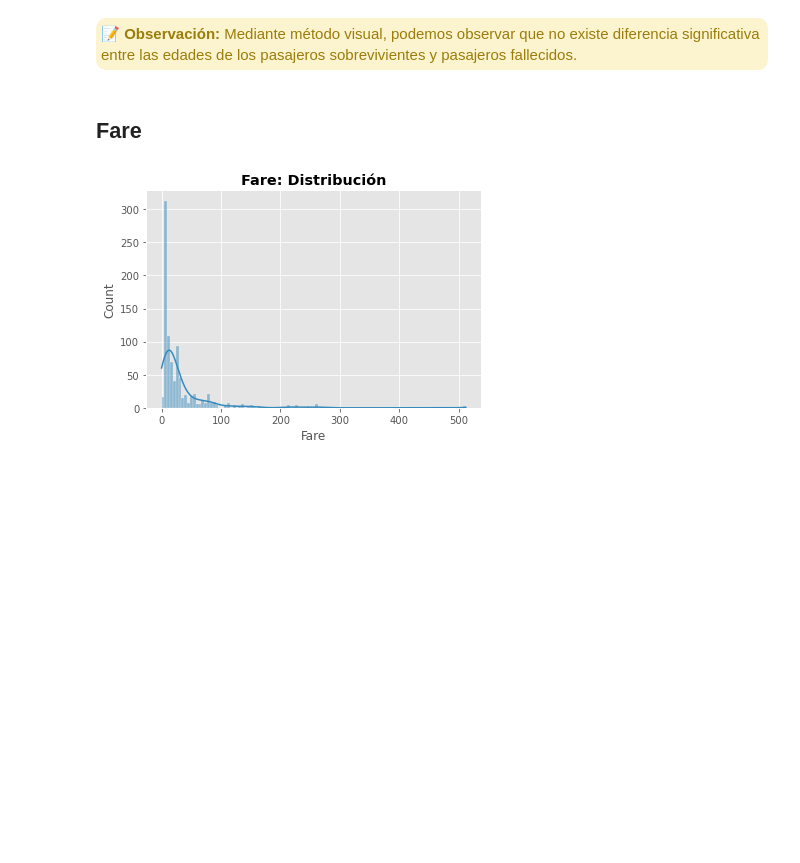
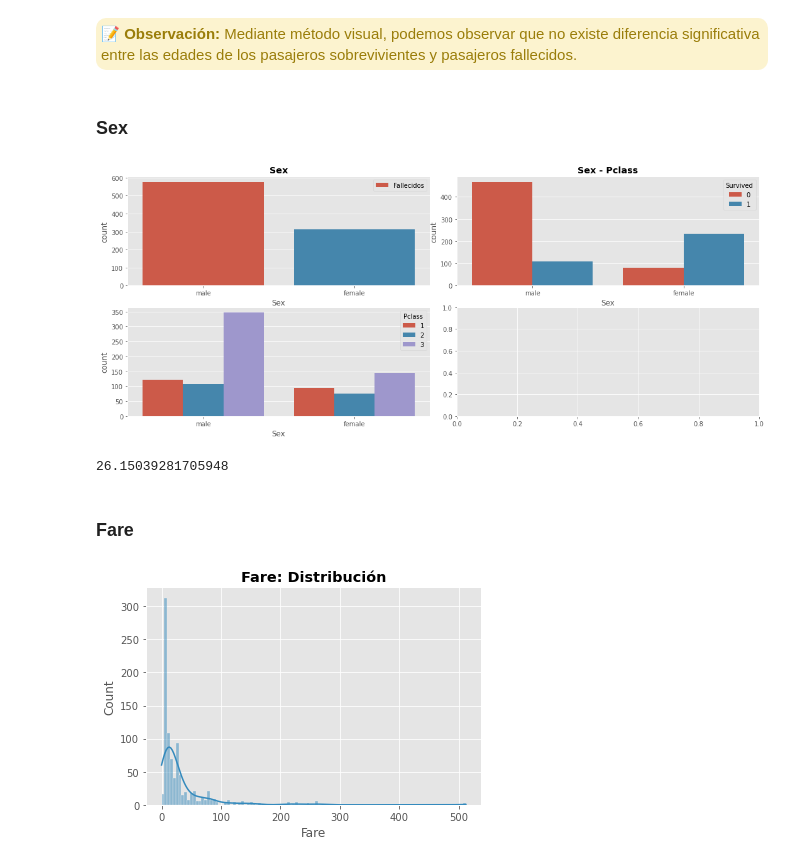
Before and after one commit to PabloJRW/titanic-classifier, a Jupyter notebook: EDA.ipynb, the cells around one changed output. Cells and saved outputs as stored; diff of their text form; code cells hidden in the pictures; blank space fills up the shorter version.

```diff
--- a/EDA.ipynb
+++ b/EDA.ipynb
@@ -169,8 +169,37 @@ plt.show()
 <b>📝 Observación:</b> Mediante método visual, podemos observar que no existe diferencia significativa entre las edades
     de los pasajeros sobrevivientes y pasajeros fallecidos.
 </div>
+# %% [markdown]
+### Sex
+# %%
+# Gráficas de distribución para la variable edad
+# ==============================================================================
+fig, ax = plt.subplots(2,2, figsize=(18,7))
+ax = ax.flat
+
+ax[0].set_title("Sex", fontweight='bold')
+sns.countplot(x='Sex', data=train_data, ax=ax[0])
+ax[0].legend(['Fallecidos','Sobrevivientes'])
+
+ax[1].set_title("Sex - Pclass", fontweight='bold')
+sns.countplot(x='Sex', hue='Survived', data=train_data, ax=ax[1])
+
+sns.countplot(x='Sex', hue='Pclass', data=train_data, ax=ax[2])
+
+
+fig.subplots_adjust(wspace=0.09)
+plt.show()
+# %% [output]
+[figure, added]
+# %%
+for sex in train_data.Sex.unique():
+    male_pct = len(train_data[(train_data.Sex=='male')&(train_data.Survived==1)]) / len((train_data.Sex=='male')) * 100
+    male_pct = len(train_data[(train_data.Sex=='female')&(train_data.Survived==1)]) / len((train_data.Sex=='female')) * 100
+male_pct
+# %% [output]
+26.15039281705948
 # %% [markdown]
-## Fare
+### Fare
 # %%
 fig, ax = plt.subplots(figsize=(6,4))
 
```
Also changed, not shown: parts of 10 cells of this notebook.
